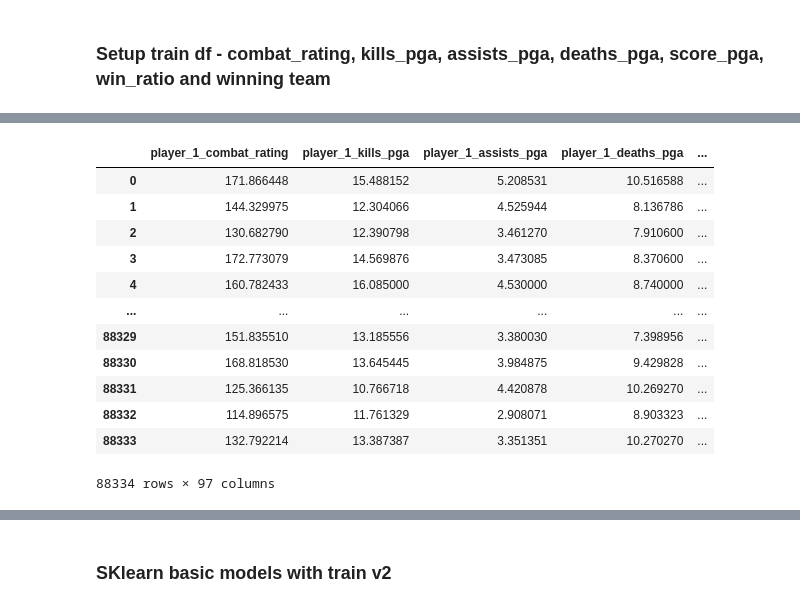
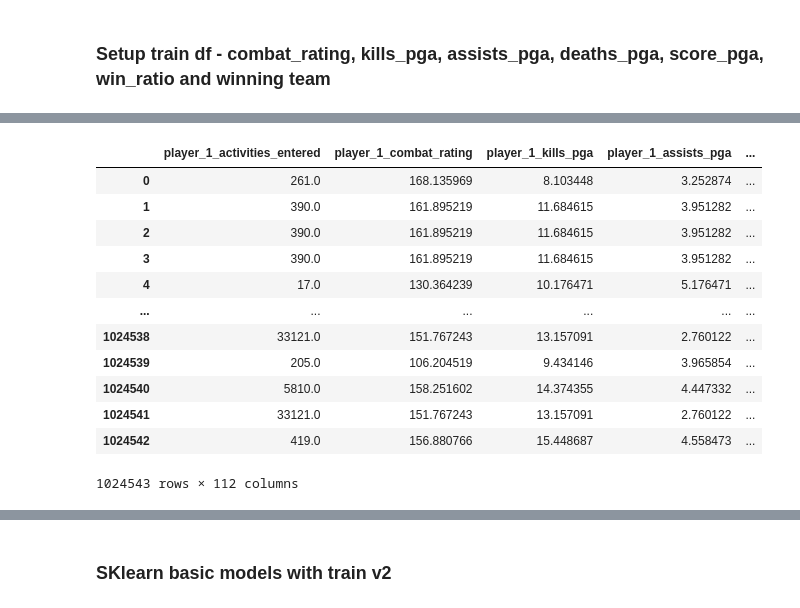
Before and after one commit to samuel-chp/D2_CheckMyGame, a Jupyter notebook: processing/basic_processing.ipynb, the cells around one changed output, grey strips where cells are left out. Cells and saved outputs as stored; diff of their text form; code cells hidden in the pictures.

Commit message:
work on training with colab

```diff
--- a/processing/basic_processing.ipynb
+++ b/processing/basic_processing.ipynb
@@ -36,6 +65,8 @@ def pad(l: list, n: int, value=0):
 # %% [markdown]
 ### Get activities
 # %%
+%%time
+
 # Get activities
-request = "SELECT * FROM main.activity WHERE (activity.mode=71 OR activity.mode=73) AND activity.period > date('2022-01-01')"
+request = "SELECT * FROM main.activity" # WHERE (activity.mode=71 OR activity.mode=73) AND activity.period > date('2022-01-01')"
 r = db_helper.execute(request, [])
@@ -94,40 +105,17 @@ def get_guardian_stats(membership_id, membership_type, character_id):
     if guardian is None:
         return pad([], N_STATS, -1)
 
+    if guardian.is_private == 1:
+        return pad([], N_STATS, -1)
+
     n = guardian.activities_entered
     if n < 1:
         return pad([], N_STATS, -1)
 
     try:
-        # default
-        # stats = [guardian.combat_rating,
-        #          guardian.kills / n,
-        #          guardian.assists / n,
-        #          guardian.deaths / n,
-        #          guardian.score / n,
-        #          guardian.activities_won / n]
-
-        # without combat_rating
-        # stats = [guardian.kills / n,
-        #          guardian.assists / n,
-        #          guardian.deaths / n,
-        #          guardian.score / n,
-        #          guardian.activities_won / n]
-
-        # raw
-        # stats = [guardian.activities_entered,
-        #          guardian.activities_won,
-        #          guardian.assists,
-        #          guardian.kills,
-        #          guardian.seconds_played,
-        #          guardian.deaths,
-        #          guardian.average_lifespan,
-        #          guardian.score,
-        #          guardian.opponents_defeated,
-        #          guardian.precision_kills]
-
         # with kd and kda
-        stats = [guardian.combat_rating,
+        stats = [guardian.activities_entered,
+                 guardian.combat_rating,
                  guardian.kills / n,
                  guardian.assists / n,
                  guardian.deaths / n,
@@ -148,7 +136,7 @@ def extract_players_stats(players_json):
                           .replace("True", "true"))
         players = json.loads(players_json)
     except json.JSONDecodeError as err:
-        return np.array([pad([], N_STATS, 0) for i in range(12)])
+        return np.array([pad([], N_STATS, -1) for i in range(12)])
 
     winners = []
     losers = []
@@ -159,6 +147,9 @@ def extract_players_stats(players_json):
         else:
             losers.append(player_stats)
 
+    # -1 = stat missing (guardian private for ex)
+    #  0 = no entry (4v4 on a 6v6 game for ex)
+
     return np.array(
         pad(winners, 6, pad([], N_STATS, 0))[:6] + pad(losers, 6, pad([], N_STATS, 0))[:6])  # return winners first
 # %%
@@ -168,20 +163,23 @@ stack = np.reshape(stack, (len(stack), 12 * N_STATS))
 # %%
 train = pd.DataFrame()
 train[PLAYERS_COLUMNS] = pd.DataFrame(stack, columns=PLAYERS_COLUMNS)
 train["winner"] = np.zeros(len(train))
+train["mode"] = activities["mode"]
+train["period"] = pd.to_datetime(activities["period"], format=BungieAPI.API_DATE_FORMAT)
+train["instance_id"] = activities["instance_id"]
 train
 # %% [output]
-|  | player_1_combat_rating | player_1_kills_pga | player_1_assists_pga | player_1_deaths_pga | ... |
-| 0 | 171.866448 | 15.488152 | 5.208531 | 10.516588 | ... |
-| 1 | 144.329975 | 12.304066 | 4.525944 | 8.136786 | ... |
-| 2 | 130.682790 | 12.390798 | 3.461270 | 7.910600 | ... |
-| 3 | 172.773079 | 14.569876 | 3.473085 | 8.370600 | ... |
-| 4 | 160.782433 | 16.085000 | 4.530000 | 8.740000 | ... |
+|  | player_1_activities_entered | player_1_combat_rating | player_1_kills_pga | player_1_assists_pga | ... |
+| 0 | 261.0 | 168.135969 | 8.103448 | 3.252874 | ... |
+| 1 | 390.0 | 161.895219 | 11.684615 | 3.951282 | ... |
+| 2 | 390.0 | 161.895219 | 11.684615 | 3.951282 | ... |
+| 3 | 390.0 | 161.895219 | 11.684615 | 3.951282 | ... |
+| 4 | 17.0 | 130.364239 | 10.176471 | 5.176471 | ... |
 | ... | ... | ... | ... | ... | ... |
-| 88329 | 151.835510 | 13.185556 | 3.380030 | 7.398956 | ... |
-| 88330 | 168.818530 | 13.645445 | 3.984875 | 9.429828 | ... |
-| 88331 | 125.366135 | 10.766718 | 4.420878 | 10.269270 | ... |
-| 88332 | 114.896575 | 11.761329 | 2.908071 | 8.903323 | ... |
-| 88333 | 132.792214 | 13.387387 | 3.351351 | 10.270270 | ... |
+| 1024538 | 33121.0 | 151.767243 | 13.157091 | 2.760122 | ... |
+| 1024539 | 205.0 | 106.204519 | 9.434146 | 3.965854 | ... |
+| 1024540 | 5810.0 | 158.251602 | 14.374355 | 4.447332 | ... |
+| 1024541 | 33121.0 | 151.767243 | 13.157091 | 2.760122 | ... |
+| 1024542 | 419.0 | 156.880766 | 15.448687 | 4.558473 | ... |
-88334 rows × 97 columns
+1024543 rows × 112 columns
 # %%
```
Also changed, not shown: parts of 38 cells of this notebook, 6 other files.
